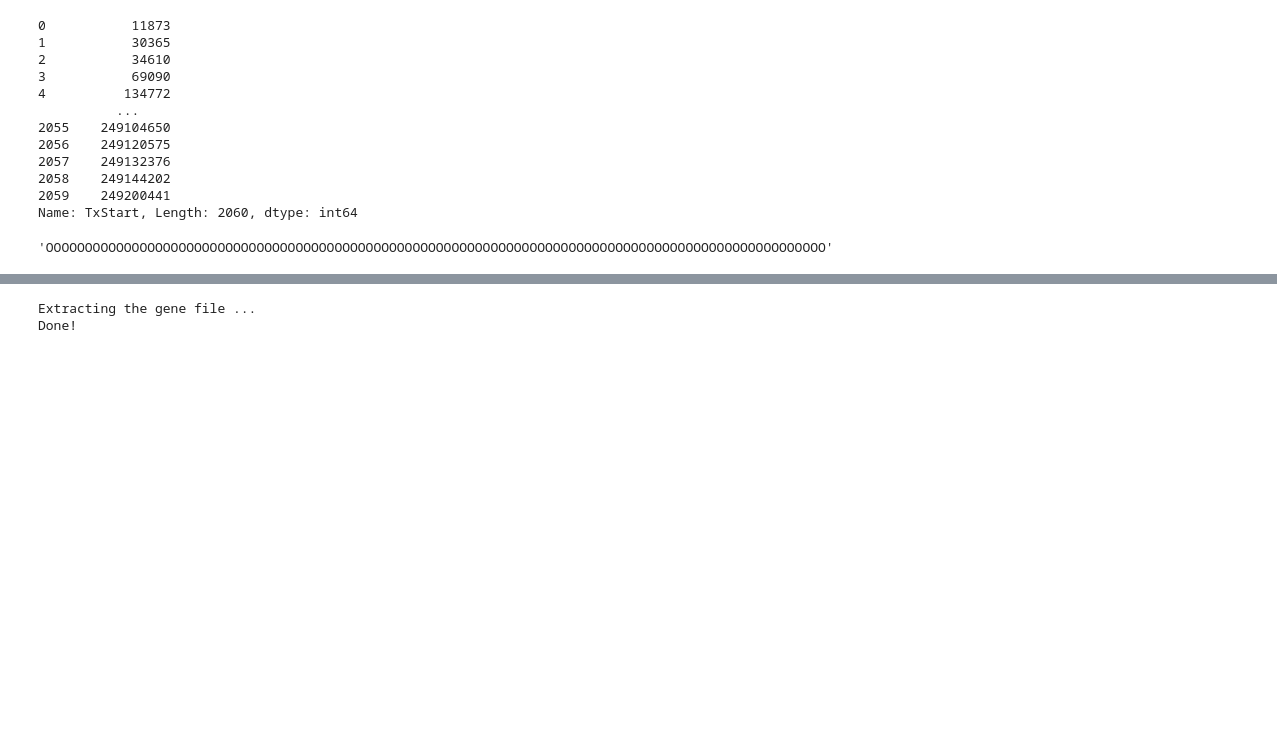
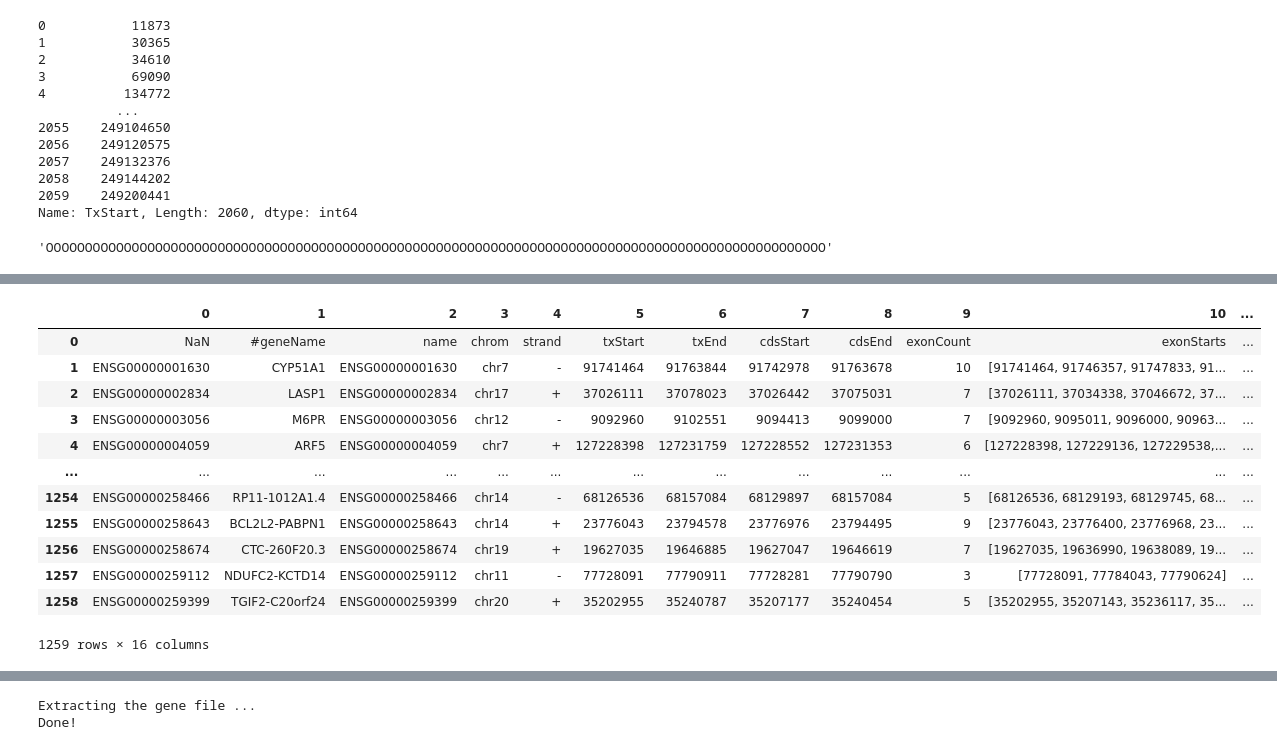
Before and after one commit to caocao0525/NSP, a Jupyter notebook: promoter_study.ipynb, the cells around one changed output, grey strips where cells are left out. Drawn from its saved outputs; the diff is of its cells as text; code cells hidden in the pictures; blank space fills up the shorter version.

```diff
--- a/promoter_study.ipynb
+++ b/promoter_study.ipynb
@@ -195,0 +241,16 @@ prom_cs_all_allepi[20][200]
+# %%
+test_ref
+# %% [output]
+|  | 0 | 1 | 2 | 3 | 4 | 5 | 6 | 7 | 8 | 9 | 10 | ... |
+| 0 | NaN | #geneName | name | chrom | strand | txStart | txEnd | cdsStart | cdsEnd | exonCount | exonStarts | ... |
+| 1 | ENSG00000001630 | CYP51A1 | ENSG00000001630 | chr7 | - | 91741464 | 91763844 | 91742978 | 91763678 | 10 | [91741464, 91746357, 91747833, 91... | ... |
+| 2 | ENSG00000002834 | LASP1 | ENSG00000002834 | chr17 | + | 37026111 | 37078023 | 37026442 | 37075031 | 7 | [37026111, 37034338, 37046672, 37... | ... |
+| 3 | ENSG00000003056 | M6PR | ENSG00000003056 | chr12 | - | 9092960 | 9102551 | 9094413 | 9099000 | 7 | [9092960, 9095011, 9096000, 90963... | ... |
+| 4 | ENSG00000004059 | ARF5 | ENSG00000004059 | chr7 | + | 127228398 | 127231759 | 127228552 | 127231353 | 6 | [127228398, 127229136, 127229538,... | ... |
+| ... | ... | ... | ... | ... | ... | ... | ... | ... | ... | ... | ... | ... |
+| 1254 | ENSG00000258466 | RP11-1012A1.4 | ENSG00000258466 | chr14 | - | 68126536 | 68157084 | 68129897 | 68157084 | 5 | [68126536, 68129193, 68129745, 68... | ... |
+| 1255 | ENSG00000258643 | BCL2L2-PABPN1 | ENSG00000258643 | chr14 | + | 23776043 | 23794578 | 23776976 | 23794495 | 9 | [23776043, 23776400, 23776968, 23... | ... |
+| 1256 | ENSG00000258674 | CTC-260F20.3 | ENSG00000258674 | chr19 | + | 19627035 | 19646885 | 19627047 | 19646619 | 7 | [19627035, 19636990, 19638089, 19... | ... |
+| 1257 | ENSG00000259112 | NDUFC2-KCTD14 | ENSG00000259112 | chr11 | - | 77728091 | 77790911 | 77728281 | 77790790 | 3 | [77728091, 77784043, 77790624] | ... |
+| 1258 | ENSG00000259399 | TGIF2-C20orf24 | ENSG00000259399 | chr20 | + | 35202955 | 35240787 | 35207177 | 35240454 | 5 | [35202955, 35207143, 35236117, 35... | ... |
+1259 rows × 16 columns
```
Also changed, not shown: parts of 61 cells of this notebook, 3 other files.
